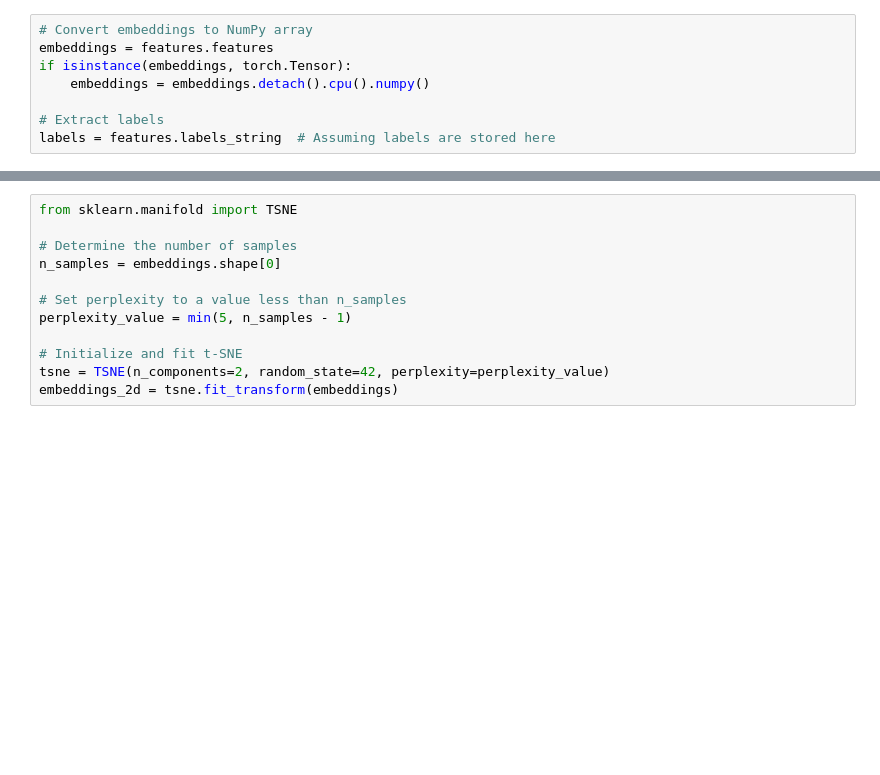
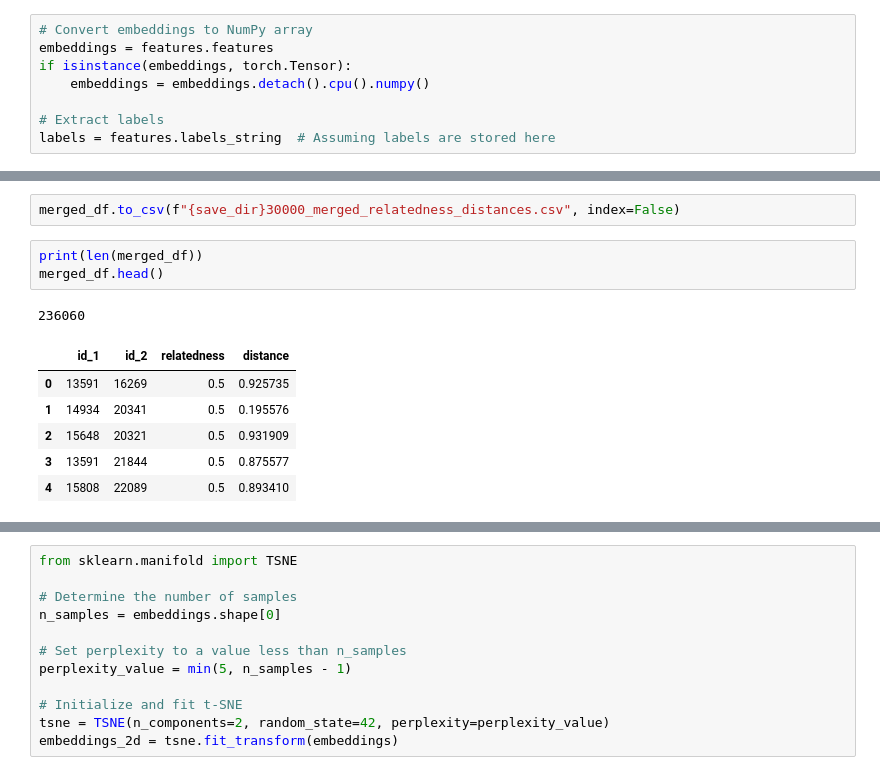
Before and after one commit to ash2d/wildlife-tools, a Jupyter notebook: exploring/relatedness_embeddings.ipynb, the cells around one changed output, grey strips where cells are left out. Cells and saved outputs as stored; diff of their text form; blank space fills up the shorter version.

```diff
--- a/exploring/relatedness_embeddings.ipynb
+++ b/exploring/relatedness_embeddings.ipynb
@@ -124,0 +325,13 @@ print(embeddings.shape)
+# %%
+merged_df.to_csv(f"{save_dir}30000_merged_relatedness_distances.csv", index=False)
+# %%
+print(len(merged_df))
+merged_df.head()
+# %% [output]
+236060
+|  | id_1 | id_2 | relatedness | distance |
+| 0 | 13591 | 16269 | 0.5 | 0.925735 |
+| 1 | 14934 | 20341 | 0.5 | 0.195576 |
+| 2 | 15648 | 20321 | 0.5 | 0.931909 |
+| 3 | 13591 | 21844 | 0.5 | 0.875577 |
+| 4 | 15808 | 22089 | 0.5 | 0.893410 |
```
Also changed, not shown: parts of 34 cells of this notebook.
